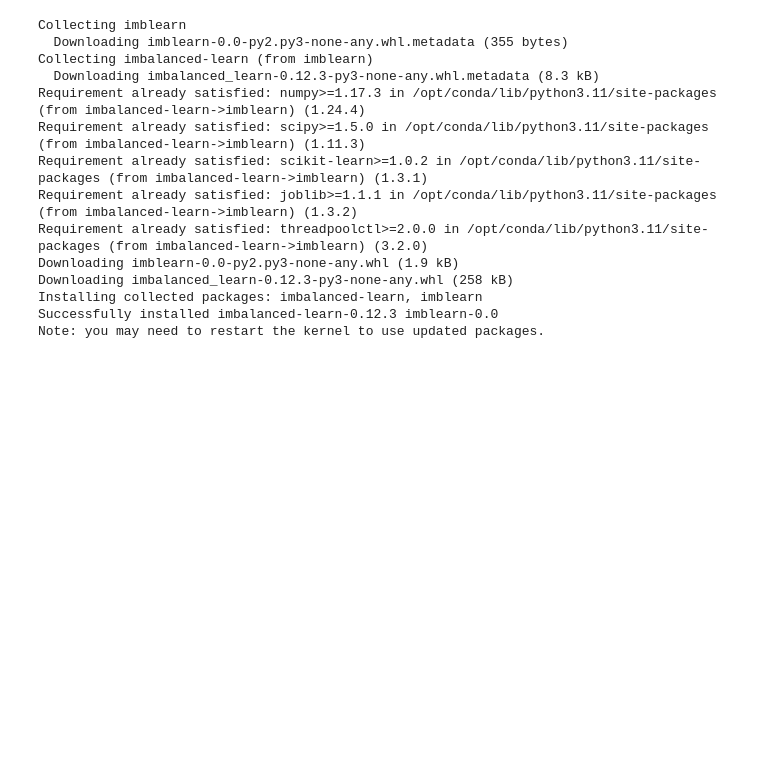
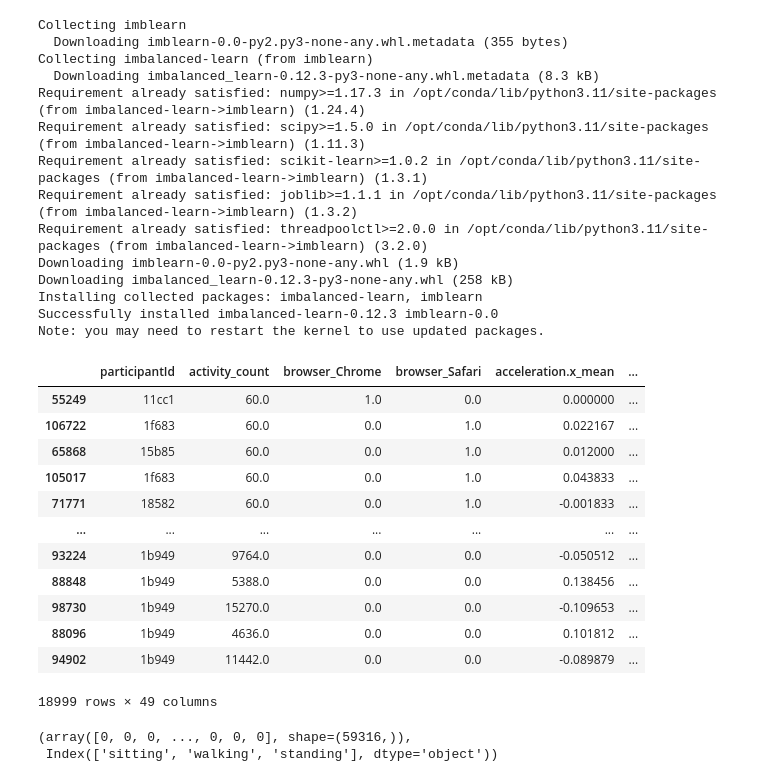
Before and after one commit to simon-a-schmitt/Human-Activity-Recognition, a Jupyter notebook: classification.ipynb, the cells around one changed output. Drawn from its saved outputs; the diff is of its cells as text; code cells hidden in the pictures; blank space fills up the shorter version.

```diff
--- a/classification.ipynb
+++ b/classification.ipynb
@@ -116,4 +85,25 @@ Downloading imbalanced_learn-0.12.3-py3-none-any.whl (258 kB)
 Installing collected packages: imbalanced-learn, imblearn
 Successfully installed imbalanced-learn-0.12.3 imblearn-0.0
 Note: you may need to restart the kernel to use updated packages.
+# %%
+train_resampled
+# %% [output]
+|  | participantId | activity_count | browser_Chrome | browser_Safari | acceleration.x_mean | ... |
+| 55249 | 11cc1 | 60.0 | 1.0 | 0.0 | 0.000000 | ... |
+| 106722 | 1f683 | 60.0 | 0.0 | 1.0 | 0.022167 | ... |
+| 65868 | 15b85 | 60.0 | 0.0 | 1.0 | 0.012000 | ... |
+| 105017 | 1f683 | 60.0 | 0.0 | 1.0 | 0.043833 | ... |
+| 71771 | 18582 | 60.0 | 0.0 | 1.0 | -0.001833 | ... |
+| ... | ... | ... | ... | ... | ... | ... |
+| 93224 | 1b949 | 9764.0 | 0.0 | 0.0 | -0.050512 | ... |
+| 88848 | 1b949 | 5388.0 | 0.0 | 0.0 | 0.138456 | ... |
+| 98730 | 1b949 | 15270.0 | 0.0 | 0.0 | -0.109653 | ... |
+| 88096 | 1b949 | 4636.0 | 0.0 | 0.0 | 0.101812 | ... |
+| 94902 | 1b949 | 11442.0 | 0.0 | 0.0 | -0.089879 | ... |
+18999 rows × 49 columns
+# %%
+train.activity.factorize()
+# %% [output]
+(array([0, 0, 0, ..., 0, 0, 0], shape=(59316,)),
+ Index(['sitting', 'walking', 'standing'], dtype='object'))
 # %%
```
Also changed, not shown: parts of 15 cells of this notebook.
